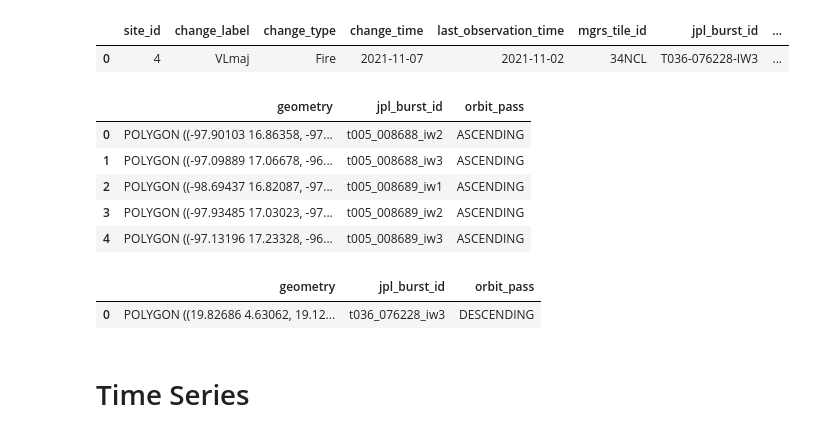
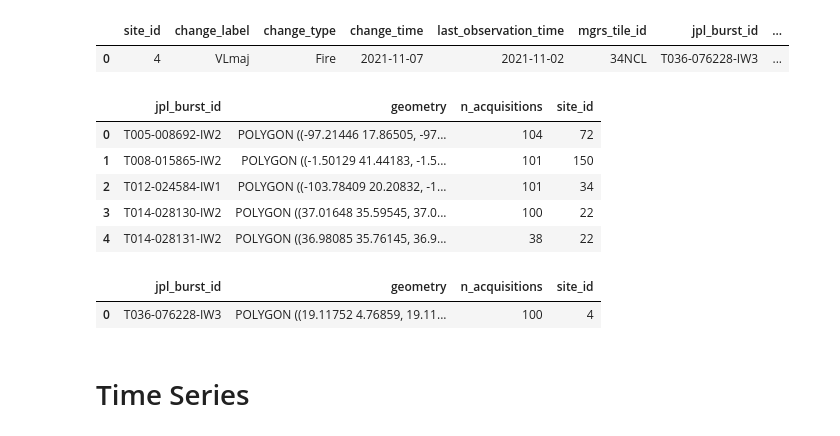
Before and after one commit to OPERA-Cal-Val/dist-s1-validation-harness, a Jupyter notebook: ts-explore-by-site.ipynb, the cells around one changed output. Cells and saved outputs as stored; diff of their text form; code cells hidden in the pictures.

Commit message:
stream and new val bursts

```diff
--- a/ts-explore-by-site.ipynb
+++ b/ts-explore-by-site.ipynb
@@ -34,21 +34,21 @@ df_site
 |  | site_id | change_label | change_type | change_time | last_observation_time | mgrs_tile_id | jpl_burst_id | ... |
 | 0 | 4 | VLmaj | Fire | 2021-11-07 | 2021-11-02 | 34NCL | T036-076228-IW3 | ... |
 # %%
-df_val_bursts = read_geojson_gzip('data/burst_extent_subset.geojson.gzip')
+df_val_bursts = gpd.read_parquet('data/validation_bursts_v1_coverage_updated.parquet')
 df_val_bursts.head()
 # %% [output]
-|  | geometry | jpl_burst_id | orbit_pass |
-| 0 | POLYGON ((-97.90103 16.86358, -97... | t005_008688_iw2 | ASCENDING |
-| 1 | POLYGON ((-97.09889 17.06678, -96... | t005_008688_iw3 | ASCENDING |
-| 2 | POLYGON ((-98.69437 16.82087, -97... | t005_008689_iw1 | ASCENDING |
-| 3 | POLYGON ((-97.93485 17.03023, -97... | t005_008689_iw2 | ASCENDING |
-| 4 | POLYGON ((-97.13196 17.23328, -96... | t005_008689_iw3 | ASCENDING |
+|  | jpl_burst_id | geometry | n_acquisitions | site_id |
+| 0 | T005-008692-IW2 | POLYGON ((-97.21446 17.86505, -97... | 104 | 72 |
+| 1 | T008-015865-IW2 | POLYGON ((-1.50129 41.44183, -1.5... | 101 | 150 |
+| 2 | T012-024584-IW1 | POLYGON ((-103.78409 20.20832, -1... | 101 | 34 |
+| 3 | T014-028130-IW2 | POLYGON ((37.01648 35.59545, 37.0... | 100 | 22 |
+| 4 | T014-028131-IW2 | POLYGON ((36.98085 35.76145, 36.9... | 38 | 22 |
 # %%
-df_bursts_for_site = df_val_bursts[df_val_bursts.jpl_burst_id.str.replace('_', '-').str.upper().isin(df_site.jpl_burst_id)].reset_index(drop=True)
+df_bursts_for_site = df_val_bursts[df_val_bursts.jpl_burst_id.isin(df_site.jpl_burst_id)].reset_index(drop=True)
 df_bursts_for_site.head()
 # %% [output]
-|  | geometry | jpl_burst_id | orbit_pass |
-| 0 | POLYGON ((19.82686 4.63062, 19.12... | t036_076228_iw3 | DESCENDING |
+|  | jpl_burst_id | geometry | n_acquisitions | site_id |
+| 0 | T036-076228-IW3 | POLYGON ((19.11752 4.76859, 19.11... | 100 | 4 |
 # %% [markdown]
 # Time Series
 # %%
```
Also changed, not shown: 2 other files.
